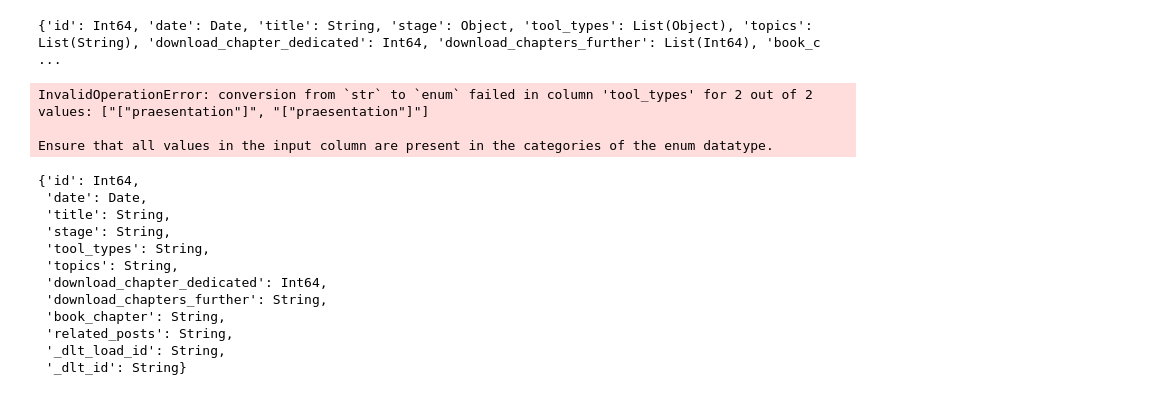
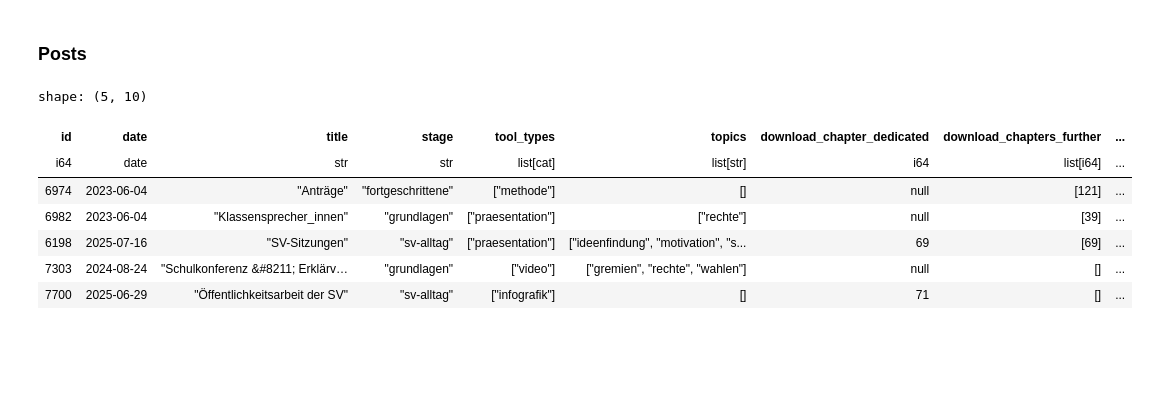
Before and after one commit to CorrelAid/schule-ein-interface-geben, a Jupyter notebook: exploration.ipynb, the cells around one changed output. Drawn from its saved outputs; the diff is of its cells as text; code cells hidden in the pictures; blank space fills up the shorter version.

```diff
--- a/exploration.ipynb
+++ b/exploration.ipynb
@@ -49,32 +73,20 @@ ColumnNotFoundError: download_chapter_dedicated
+# %% [markdown]
+### Posts
 # %%
-posts_parquet_url = "https://cdl-segg.fra1.cdn.digitaloceanspaces.com/cdl-segg/posts.parquet"
-response = requests.get(posts_parquet_url)
+posts_url = base_url + "posts.parquet"
+response = requests.get(posts_url)
 response.raise_for_status()
-schema = pd.to_polars_schema(Post)
-posts_schema["_dlt_load_id"] = pl.Utf8
-posts_schema["_dlt_id"] = pl.Utf8
-print(schema)
-df = pl.read_parquet(response.content).cast(posts_schema)
+df = pl.read_parquet(response.content)
+df.head()
 # %% [output]
-{'id': Int64, 'date': Date, 'title': String, 'stage': Object, 'tool_types': List(Object), 'topics': List(String), 'download_chapter_dedicated': Int64, 'download_chapters_further': List(Int64), 'book_c ...
+shape: (5, 10)
-InvalidOperationError: conversion from `str` to `enum` failed in column 'tool_types' for 2 out of 2 values: ["["praesentation"]", "["praesentation"]"]
-
-Ensure that all values in the input column are present in the categories of the enum datatype.
+| id | date | title | stage | tool_types | topics | download_chapter_dedicated | download_chapters_further | ... |
+| i64 | date | str | str | list[cat] | list[str] | i64 | list[i64] | ... |
+| 6974 | 2023-06-04 | "Anträge" | "fortgeschrittene" | ["methode"] | [] | null | [121] | ... |
+| 6982 | 2023-06-04 | "Klassensprecher_innen" | "grundlagen" | ["praesentation"] | ["rechte"] | null | [39] | ... |
+| 6198 | 2025-07-16 | "SV-Sitzungen" | "sv-alltag" | ["praesentation"] | ["ideenfindung", "motivation", "s... | 69 | [69] | ... |
+| 7303 | 2024-08-24 | "Schulkonferenz &#8211; Erklärv… | "grundlagen" | ["video"] | ["gremien", "rechte", "wahlen"] | null | [] | ... |
+| 7700 | 2025-06-29 | "Öffentlichkeitsarbeit der SV" | "sv-alltag" | ["infografik"] | [] | 71 | [] | ... |
-# %%
-schema
-# %% [output]
-{'id': Int64,
- 'date': Date,
- 'title': String,
- 'stage': String,
- 'tool_types': String,
- 'topics': String,
- 'download_chapter_dedicated': Int64,
- 'download_chapters_further': String,
- 'book_chapter': String,
- 'related_posts': String,
- '_dlt_load_id': String,
- '_dlt_id': String}
 # %%
 df["stage"].value_counts().sort("count", descending=True)
 # %% [output]
```
Also changed, not shown: parts of 19 cells of this notebook, 5 other files.
